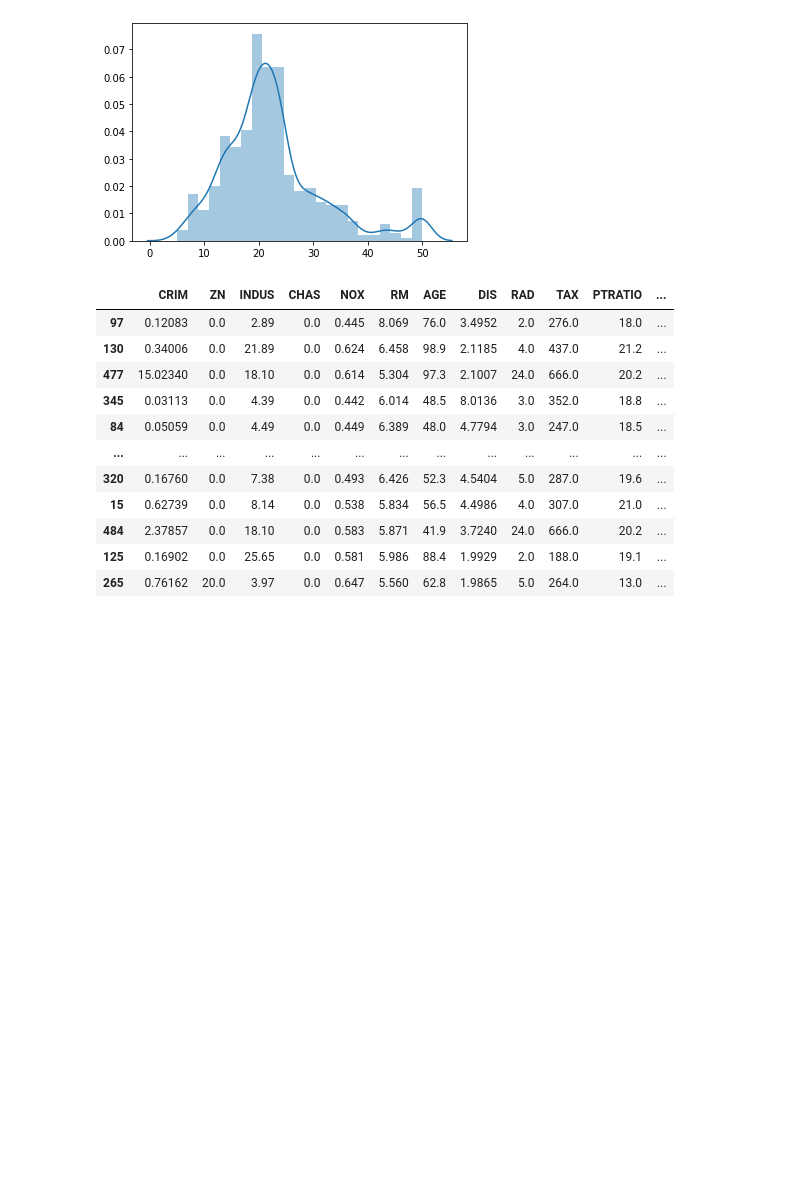
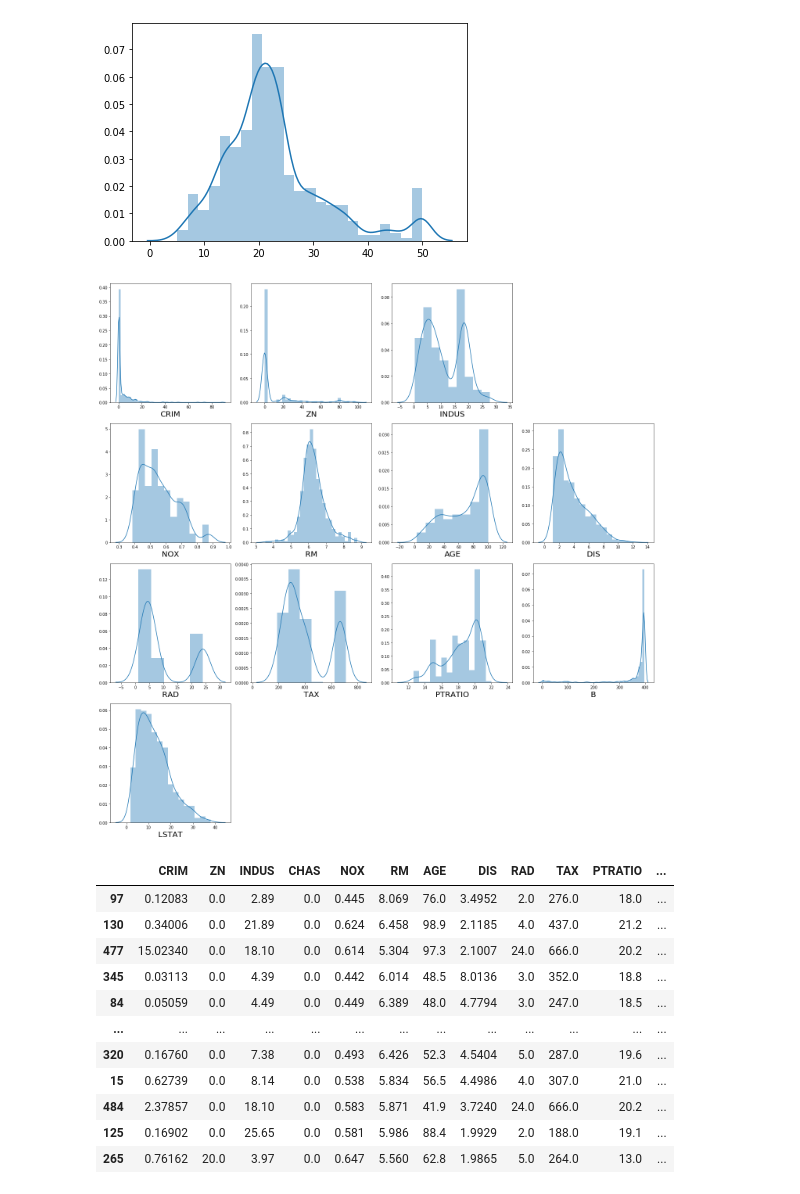
Before and after one commit to Adi15Jadhav/Assignment, a Jupyter notebook: Boston.ipynb, the cells around one changed output. Cells and saved outputs as stored; diff of their text form; code cells hidden in the pictures; blank space fills up the shorter version.

```diff
--- a/Boston.ipynb
+++ b/Boston.ipynb
@@ -107,6 +107,19 @@ sns.distplot(target)
 # %% [output]
 <matplotlib.axes._subplots.AxesSubplot at 0x...>
 [figure]
+# %%
+plt.figure(figsize=(20,20))
+
+for i,column in enumerate(df.columns):
+    if column =="CHAS":
+        continue
+    else:
+        ax = plt.subplot(4,4,i+1)
+        sns.distplot(df[column])
+        plt.xlabel(column,fontsize=20)
+plt.tight_layout()
+# %% [output]
+[figure, added]
 # %%
 from sklearn.model_selection import train_test_split
 X_train,X_test,y_train,y_test = train_test_split(df,target,test_size=0.3,random_state=10)
```
Also changed, not shown: parts of 12 cells of this notebook.
